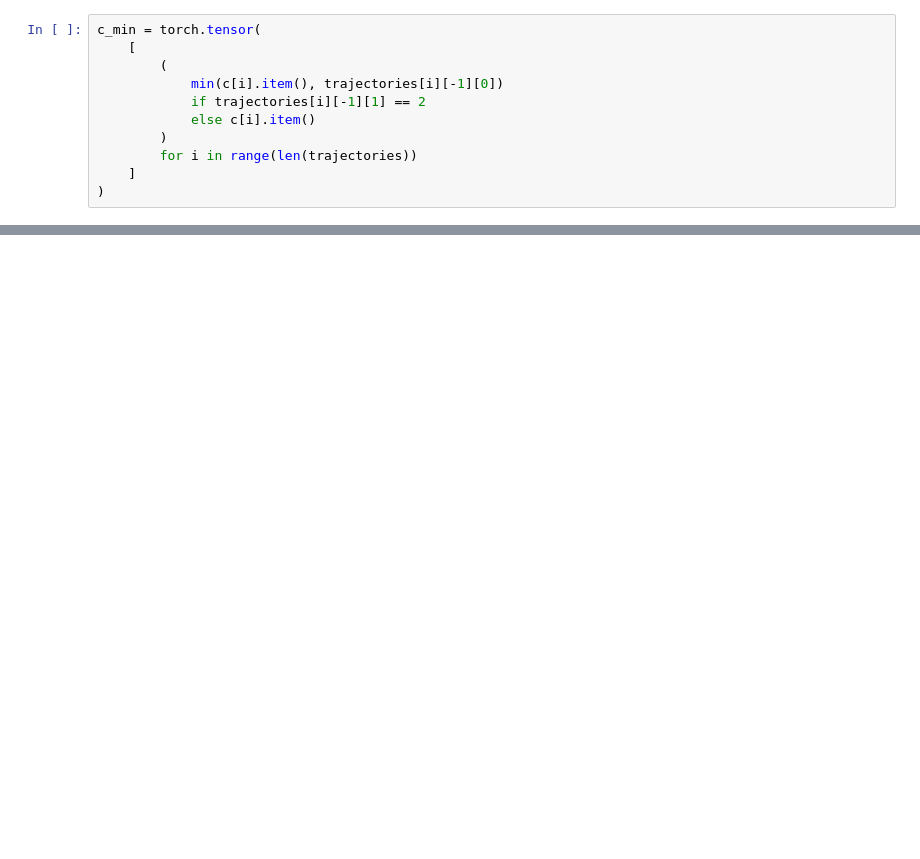
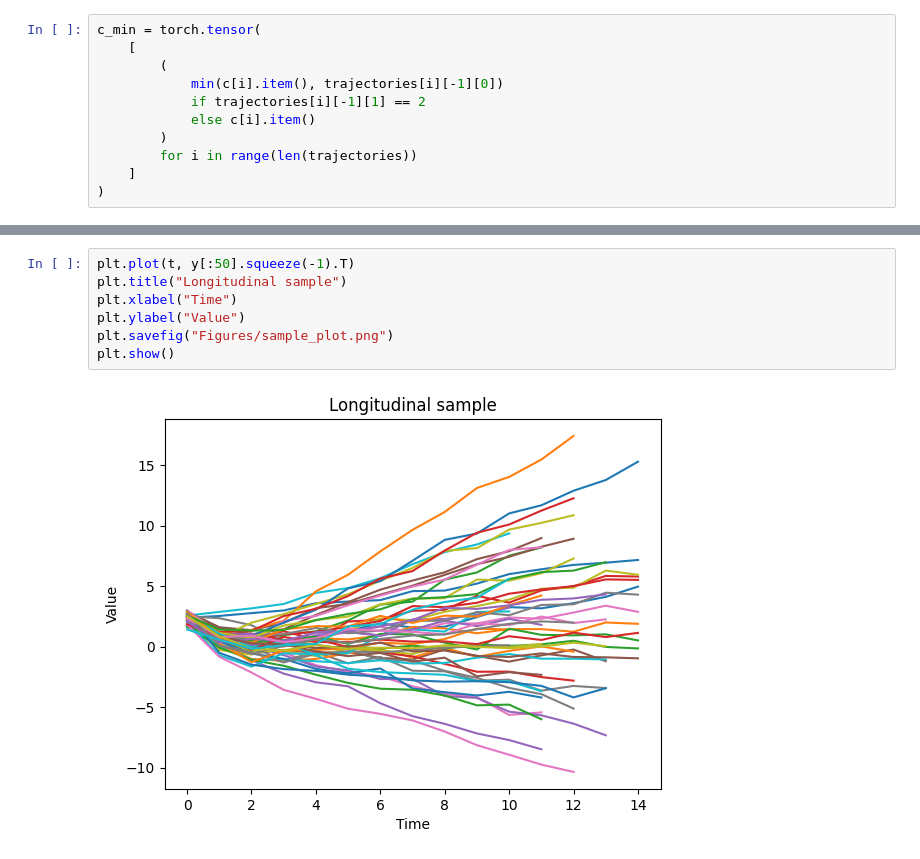
Before and after one commit to felixlaplante/paquid-jmstate, a Jupyter notebook: fitting-test.ipynb, the cells around one changed output, grey strips where cells are left out. Drawn from its saved outputs; the diff is of its cells as text; blank space fills up the shorter version.

```diff
--- a/fitting-test.ipynb
+++ b/fitting-test.ipynb
@@ -156,3 +138,12 @@ print([(key, buckets[key][0].numel()) for key in buckets.keys()])
+# %%
+plt.plot(t, y[:50].squeeze(-1).T)
+plt.title("Longitudinal sample")
+plt.xlabel("Time")
+plt.ylabel("Value")
+plt.savefig("Figures/sample_plot.png")
+plt.show()
+# %% [output]
+[figure, added]
 # %%
 history = []
 acceptance = []
```
Also changed, not shown: parts of 16 cells of this notebook, 1 other file.
